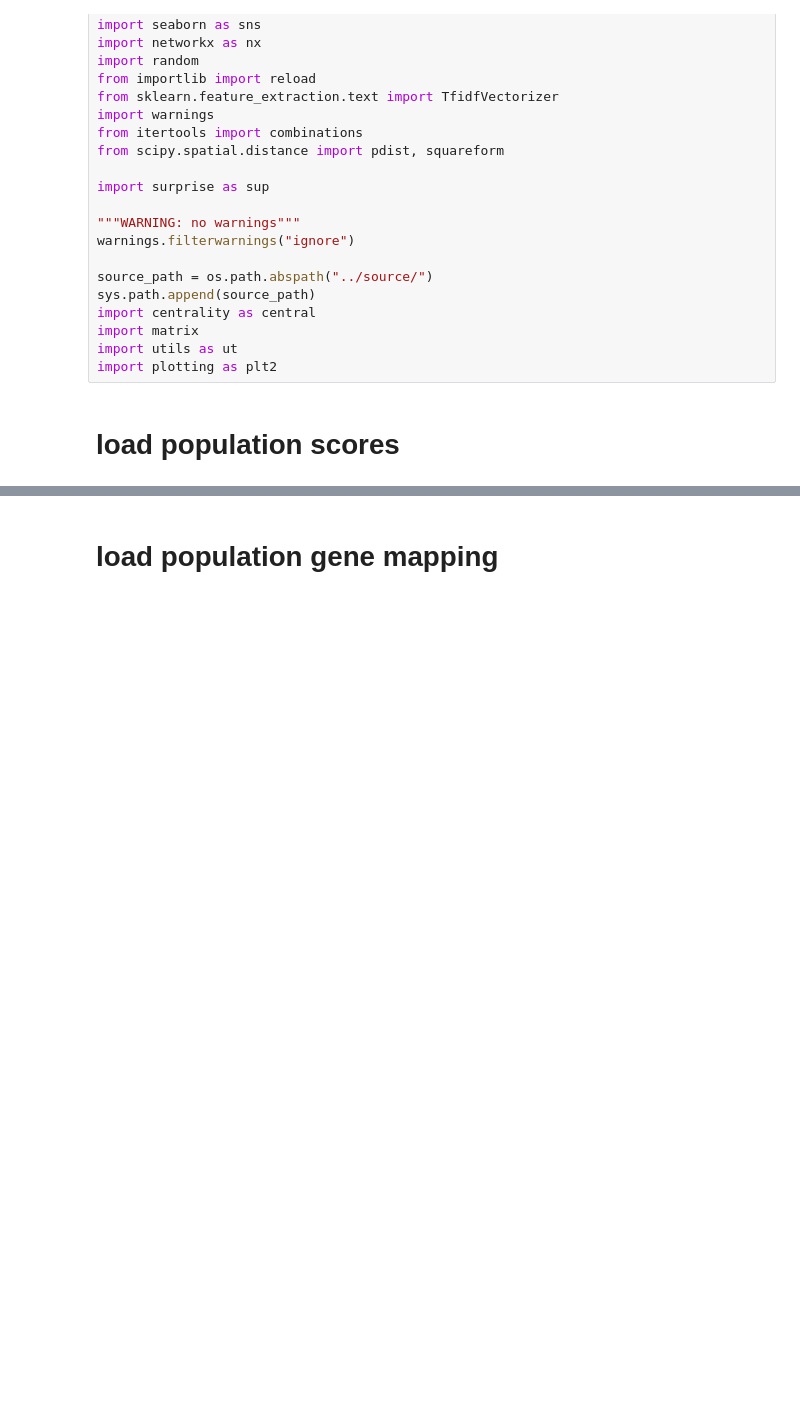
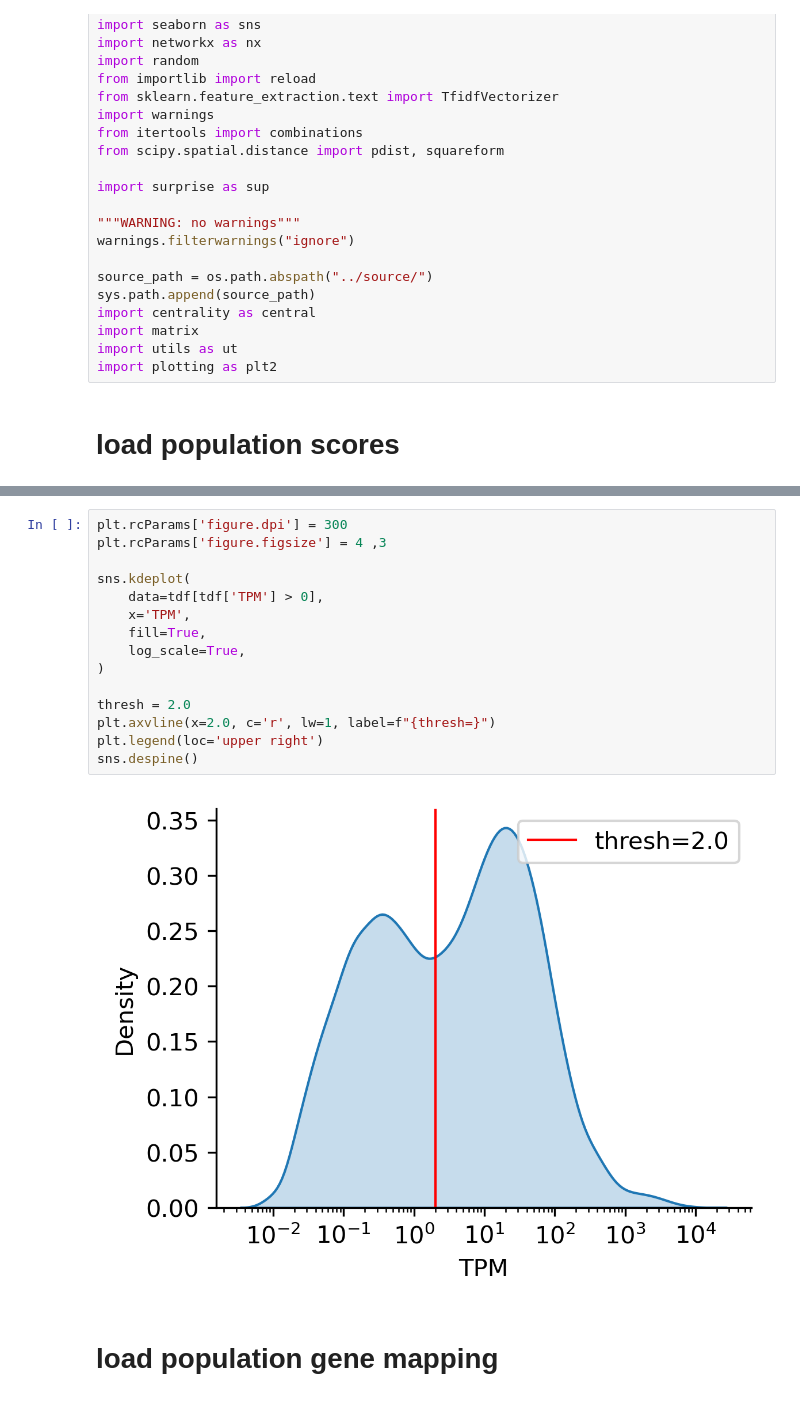
Before and after one commit to CooperStansbury/higher-order-single-cell, a Jupyter notebook: notebooks/core_expression.ipynb, the cells around one changed output, grey strips where cells are left out. Cells and saved outputs as stored; diff of their text form; blank space fills up the shorter version.

```diff
--- a/notebooks/core_expression.ipynb
+++ b/notebooks/core_expression.ipynb
@@ -54,3 +76,20 @@ scores.shape=(2431, 36)
+# %%
+plt.rcParams['figure.dpi'] = 300
+plt.rcParams['figure.figsize'] = 4 ,3
+
+sns.kdeplot(
+    data=tdf[tdf['TPM'] > 0],
+    x='TPM',
+    fill=True,
+    log_scale=True,
+)
+
+thresh = 2.0
+plt.axvline(x=2.0, c='r', lw=1, label=f"{thresh=}")
+plt.legend(loc='upper right')
+sns.despine()
+# %% [output]
+[figure, added]
 # %% [markdown]
 # load population gene mapping
 # %%
```
Also changed, not shown: parts of 19 cells of this notebook, 1 other file.
